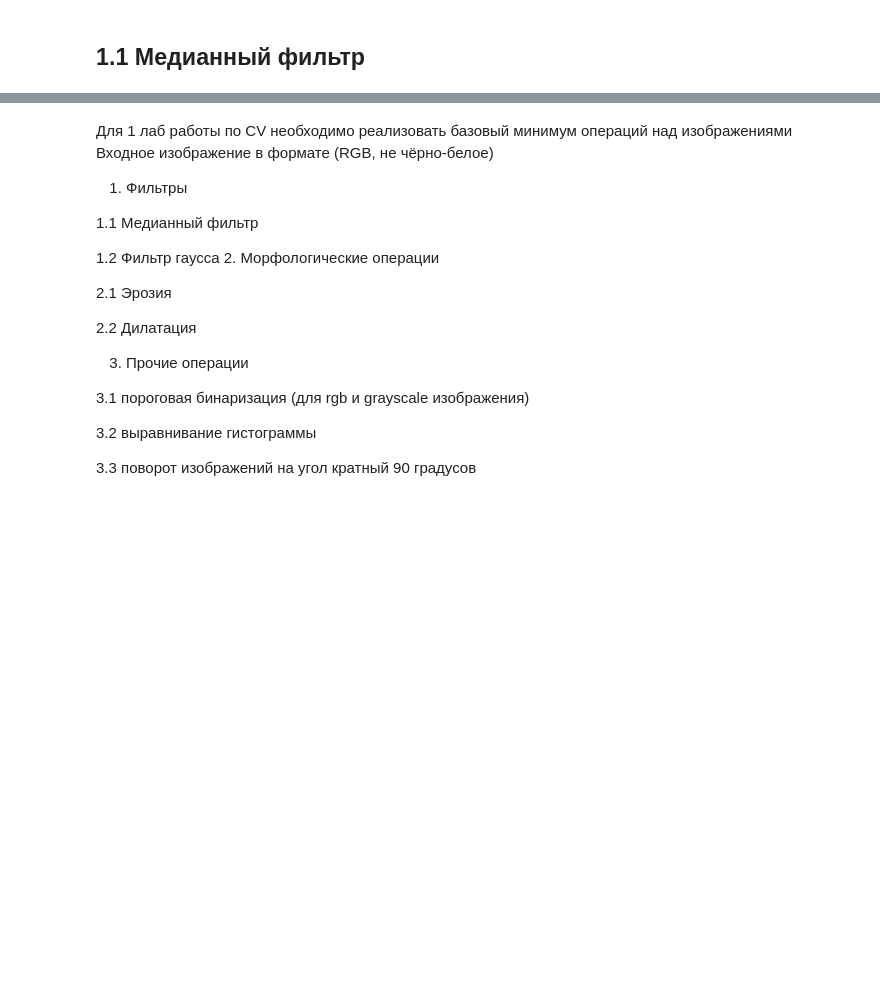
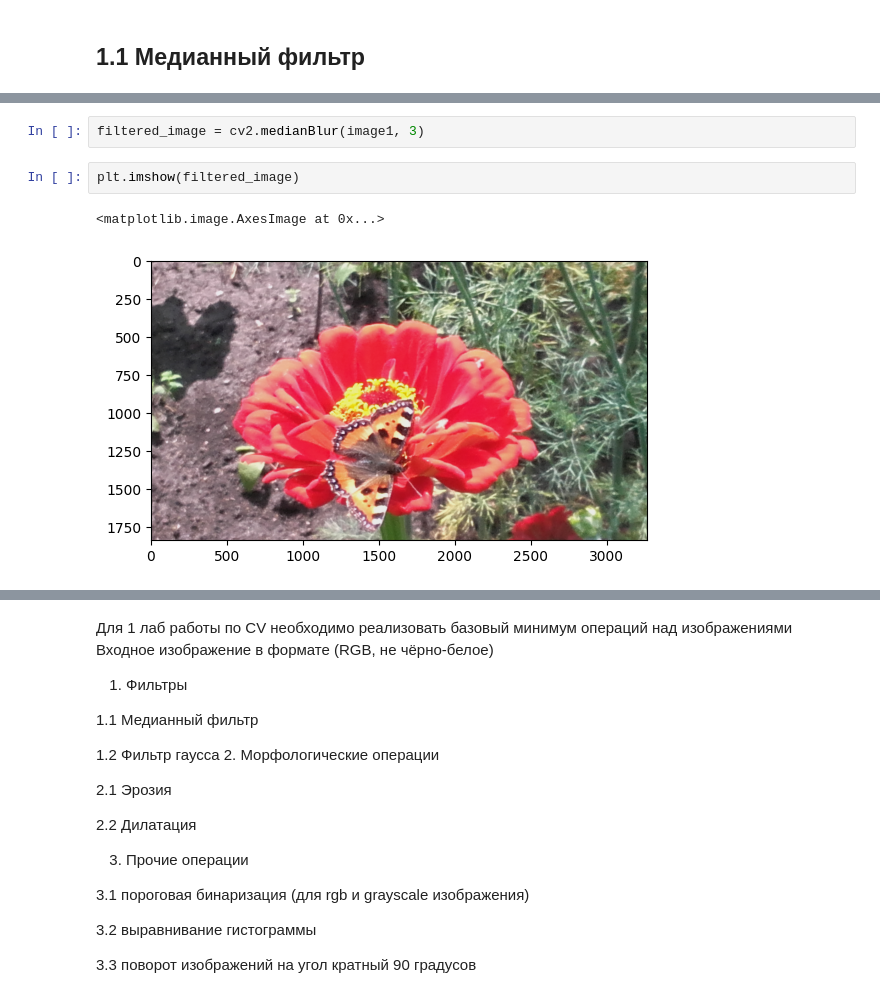
Before and after one commit to PavelORT/Computer_vision_labs, a Jupyter notebook: Lab1_CV/Lab1_CV.ipynb, the cells around one changed output, grey strips where cells are left out. Saved outputs shown, nothing was run; the diff lists cells and outputs as text; blank space fills up the shorter version.

```diff
--- a/Lab1_CV/Lab1_CV.ipynb
+++ b/Lab1_CV/Lab1_CV.ipynb
@@ -50,0 +165,7 @@ print(f"Тип данных: {image1.dtype}")
+# %%
+filtered_image = cv2.medianBlur(image1, 3)
+# %%
+plt.imshow(filtered_image)
+# %% [output]
+<matplotlib.image.AxesImage at 0x...>
+[figure, added]
```
Also changed, not shown: parts of 21 cells of this notebook, 4 other files.
